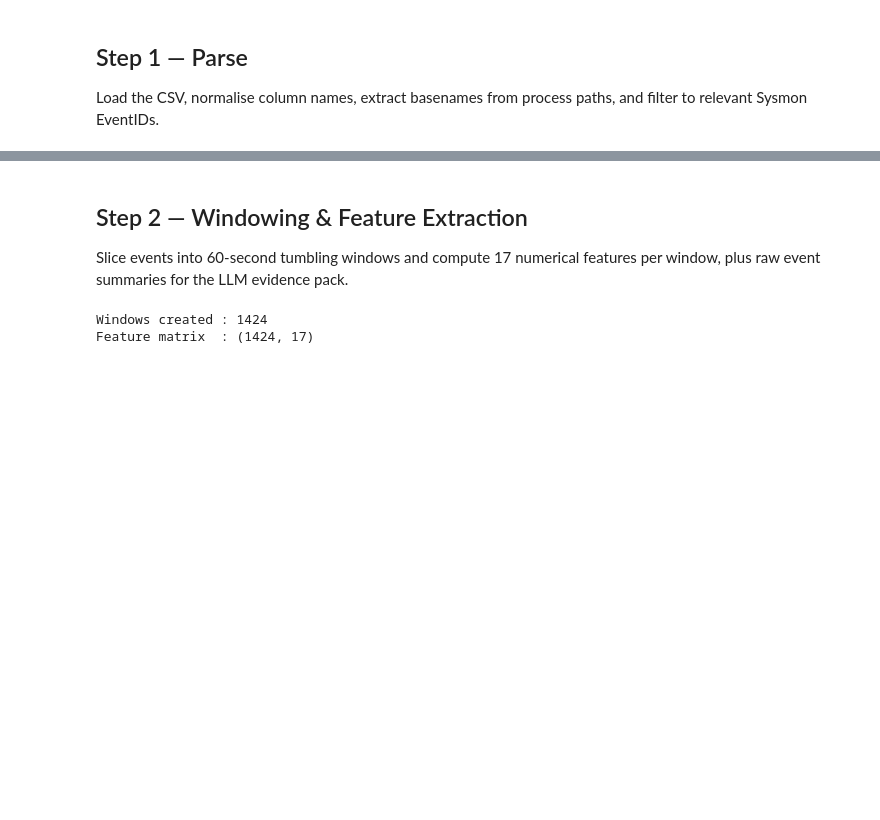
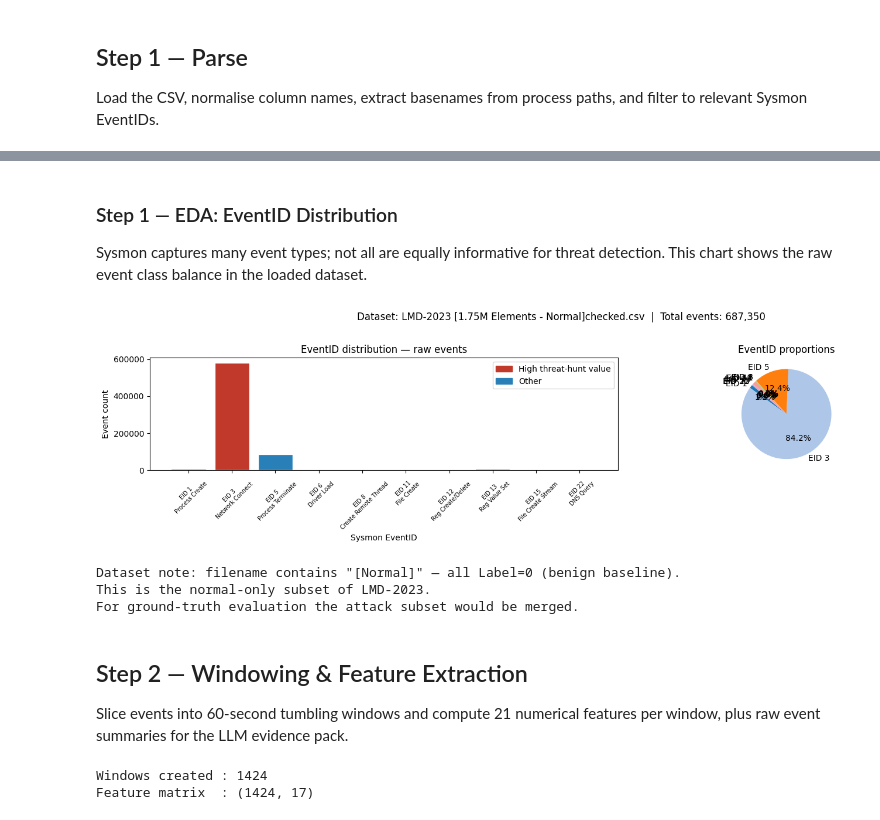
Before and after one commit to Phish-N-Chips25/Challange-3, a Jupyter notebook: DualSentinel/notebooks/pipeline_run.ipynb, the cells around one changed output, grey strips where cells are left out. Cells and saved outputs as stored; diff of their text form; code cells hidden in the pictures; blank space fills up the shorter version.

```diff
--- a/DualSentinel/notebooks/pipeline_run.ipynb
+++ b/DualSentinel/notebooks/pipeline_run.ipynb
@@ -101,6 +91,60 @@ Unique EventIDs: [np.int64(1), np.int64(3), np.int64(5), np.int64(6), np.int64(8
+# %% [markdown]
+### Step 1 — EDA: EventID Distribution
+Sysmon captures many event types; not all are equally informative for threat detection. This chart shows the raw event class balance in the loaded dataset.
+# %%
+
+# Sysmon EventID descriptions
+EVENTID_NAMES = {
+    1: 'Process Create', 2: 'File Change Time', 3: 'Network Connect',
+    4: 'Sysmon State', 5: 'Process Terminate', 6: 'Driver Load',
+    7: 'Image Load', 8: 'Create Remote Thread', 9: 'Raw Disk Access',
+    10: 'Process Access', 11: 'File Create', 12: 'Reg Create/Delete',
+    13: 'Reg Value Set', 14: 'Reg Rename', 15: 'File Create Stream',
+    16: 'Sysmon Config', 17: 'Pipe Created', 18: 'Pipe Connect',
+    22: 'DNS Query', 23: 'File Delete', 25: 'Process Tamper',
+}
+
+eid_counts = df['event_id'].value_counts().sort_index()
+eid_labels = [f"EID {eid}\n{EVENTID_NAMES.get(eid, '')}" for eid in eid_counts.index]
+
+# colour-code high-value threat-hunting EIDs
+threat_eids = {1, 3, 7, 8, 10, 22}  # lateral movement / injection / C2
+colors = ['#c0392b' if eid in threat_eids else '#2980b9' for eid in eid_counts.index]
+
+fig, axes = plt.subplots(1, 2, figsize=(16, 4))
+
+axes[0].bar(eid_labels, eid_counts.values, color=colors, edgecolor='white')
+axes[0].set_xlabel('Sysmon EventID')
+axes[0].set_ylabel('Event count')
+axes[0].set_title('EventID distribution — raw events')
+axes[0].tick_params(axis='x', rotation=45, labelsize=7)
+from matplotlib.patches import Patch
+axes[0].legend(handles=[
+    Patch(color='#c0392b', label='High threat-hunt value'),
+    Patch(color='#2980b9', label='Other'),
+])
+
+# Proportion pie
+axes[1].pie(eid_counts.values, labels=[f"EID {e}" for e in eid_counts.index],
+            autopct='%1.1f%%', startangle=140,
+            colors=plt.cm.tab20.colors[:len(eid_counts)])
+axes[1].set_title('EventID proportions')
+
+plt.suptitle(f'Dataset: {INPUT_PATH.name}  |  Total events: {len(df):,}', y=1.02)
+plt.tight_layout()
+plt.show()
+
+print(f'\nDataset note: filename contains "[Normal]" — all Label=0 (benign baseline).')
+print('This is the normal-only subset of LMD-2023.')
+print('For ground-truth evaluation the attack subset would be merged.')
+# %% [output]
+[figure, added]
+Dataset note: filename contains "[Normal]" — all Label=0 (benign baseline).
+This is the normal-only subset of LMD-2023.
+For ground-truth evaluation the attack subset would be merged.
 # %% [markdown]
 ## Step 2 — Windowing & Feature Extraction
-Slice events into 60-second tumbling windows and compute 17 numerical features per window, plus raw event summaries for the LLM evidence pack.
+Slice events into 60-second tumbling windows and compute 21 numerical features per window, plus raw event summaries for the LLM evidence pack.
 # %%
 from preprocessor import make_windows
 
```
Also changed, not shown: parts of 20 cells of this notebook, 2 other files.
